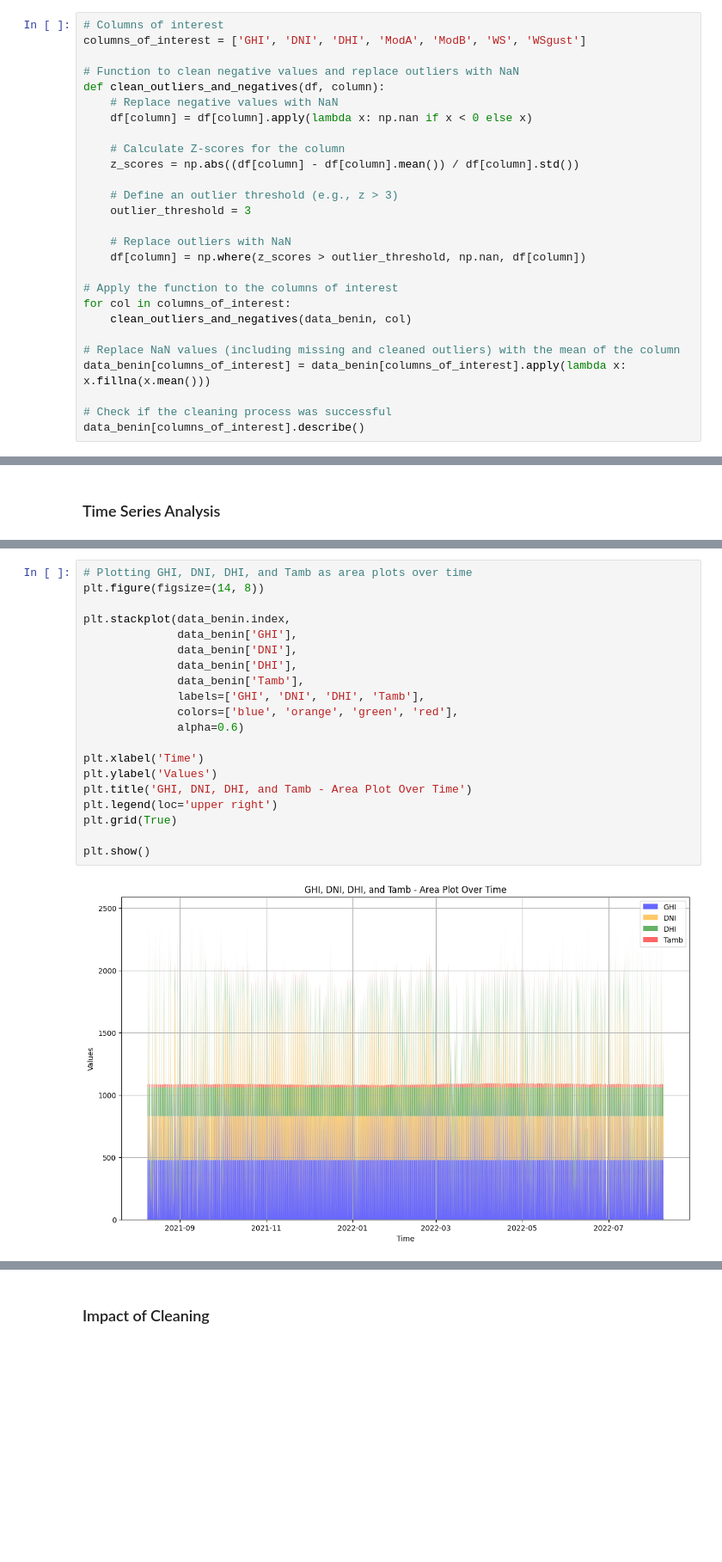
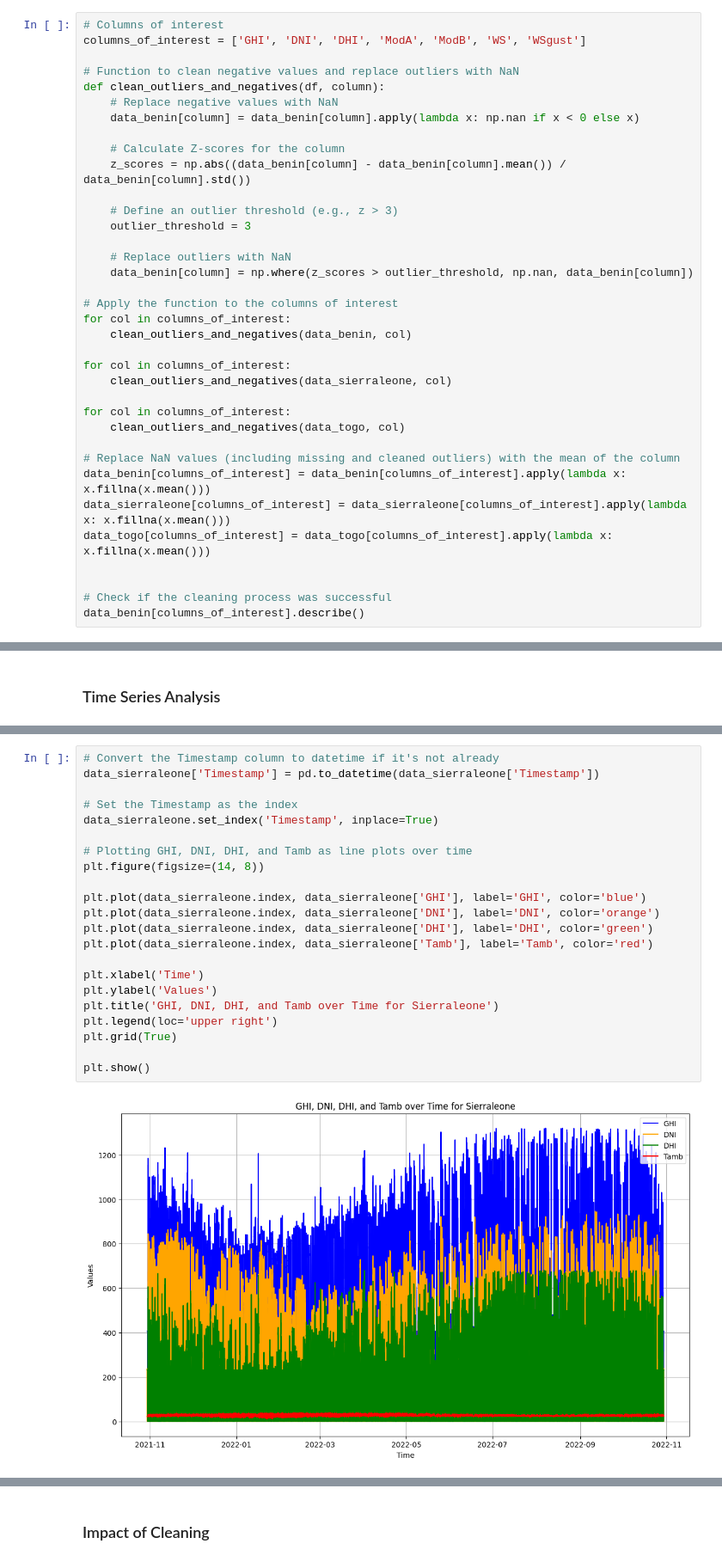
Before and after one commit to HallelujahK/solar-farm-analysis, a Jupyter notebook: notebooks/EDA.ipynb, the cells around one changed output, grey strips where cells are left out. Shown at 86% size. Saved outputs shown, nothing was run; the diff lists cells and outputs as text; blank space fills up the shorter version.

```diff
--- a/notebooks/EDA.ipynb
+++ b/notebooks/EDA.ipynb
@@ -78,23 +78,32 @@ columns_of_interest = ['GHI', 'DNI', 'DHI', 'ModA', 'ModB', 'WS', 'WSgust']
 # Function to clean negative values and replace outliers with NaN
 def clean_outliers_and_negatives(df, column):
     # Replace negative values with NaN
-    df[column] = df[column].apply(lambda x: np.nan if x < 0 else x)
+    data_benin[column] = data_benin[column].apply(lambda x: np.nan if x < 0 else x)
 
     # Calculate Z-scores for the column
-    z_scores = np.abs((df[column] - df[column].mean()) / df[column].std())
+    z_scores = np.abs((data_benin[column] - data_benin[column].mean()) / data_benin[column].std())
 
     # Define an outlier threshold (e.g., z > 3)
     outlier_threshold = 3
 
     # Replace outliers with NaN
-    df[column] = np.where(z_scores > outlier_threshold, np.nan, df[column])
+    data_benin[column] = np.where(z_scores > outlier_threshold, np.nan, data_benin[column])
 
 # Apply the function to the columns of interest
 for col in columns_of_interest:
     clean_outliers_and_negatives(data_benin, col)
 
+for col in columns_of_interest:
+    clean_outliers_and_negatives(data_sierraleone, col)
+
+for col in columns_of_interest:
+    clean_outliers_and_negatives(data_togo, col)
+
 # Replace NaN values (including missing and cleaned outliers) with the mean of the column
 data_benin[columns_of_interest] = data_benin[columns_of_interest].apply(lambda x: x.fillna(x.mean()))
+data_sierraleone[columns_of_interest] = data_sierraleone[columns_of_interest].apply(lambda x: x.fillna(x.mean()))
+data_togo[columns_of_interest] = data_togo[columns_of_interest].apply(lambda x: x.fillna(x.mean()))
+
 
 # Check if the cleaning process was successful
 data_benin[columns_of_interest].describe()
@@ -154,22 +164,24 @@ plt.show()
 # %%
-# Plotting GHI, DNI, DHI, and Tamb as area plots over time
+# Convert the Timestamp column to datetime if it's not already
+data_sierraleone['Timestamp'] = pd.to_datetime(data_sierraleone['Timestamp'])
+
+# Set the Timestamp as the index
+data_sierraleone.set_index('Timestamp', inplace=True)
+
+# Plotting GHI, DNI, DHI, and Tamb as line plots over time
 plt.figure(figsize=(14, 8))
 
-plt.stackplot(data_benin.index,
-              data_benin['GHI'],
-              data_benin['DNI'],
-              data_benin['DHI'],
-              data_benin['Tamb'],
-              labels=['GHI', 'DNI', 'DHI', 'Tamb'],
-              colors=['blue', 'orange', 'green', 'red'],
-              alpha=0.6)
+plt.plot(data_sierraleone.index, data_sierraleone['GHI'], label='GHI', color='blue')
+plt.plot(data_sierraleone.index, data_sierraleone['DNI'], label='DNI', color='orange')
+plt.plot(data_sierraleone.index, data_sierraleone['DHI'], label='DHI', color='green')
+plt.plot(data_sierraleone.index, data_sierraleone['Tamb'], label='Tamb', color='red')
 
 plt.xlabel('Time')
 plt.ylabel('Values')
-plt.title('GHI, DNI, DHI, and Tamb - Area Plot Over Time')
+plt.title('GHI, DNI, DHI, and Tamb over Time for Sierraleone')
 plt.legend(loc='upper right')
 plt.grid(True)
 
 plt.show()
 # %% [output]
-[figure, old version]
+[figure, new version]
```
Also changed, not shown: parts of 13 cells of this notebook.
